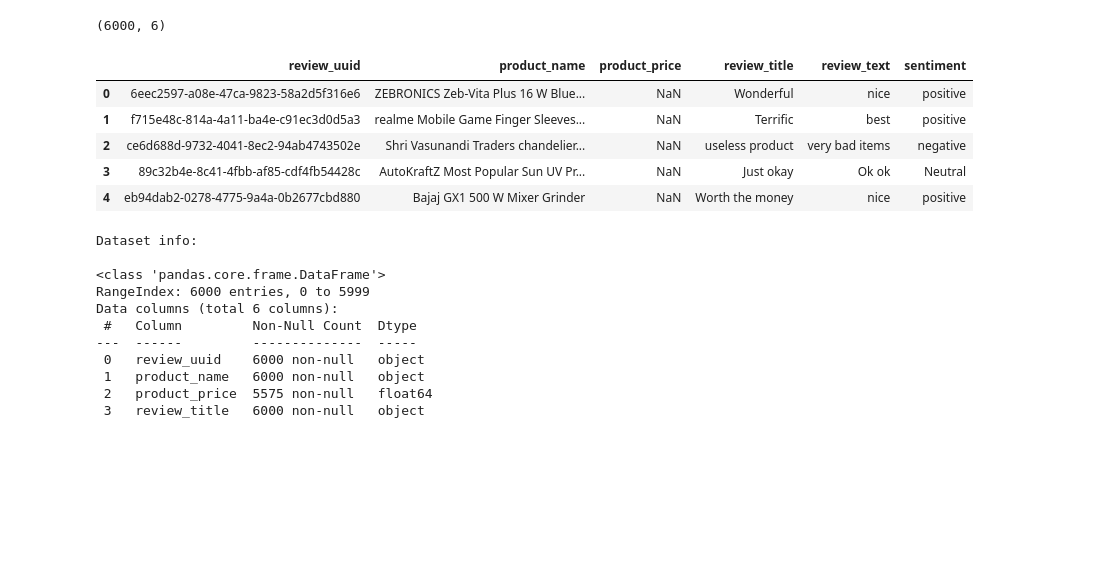
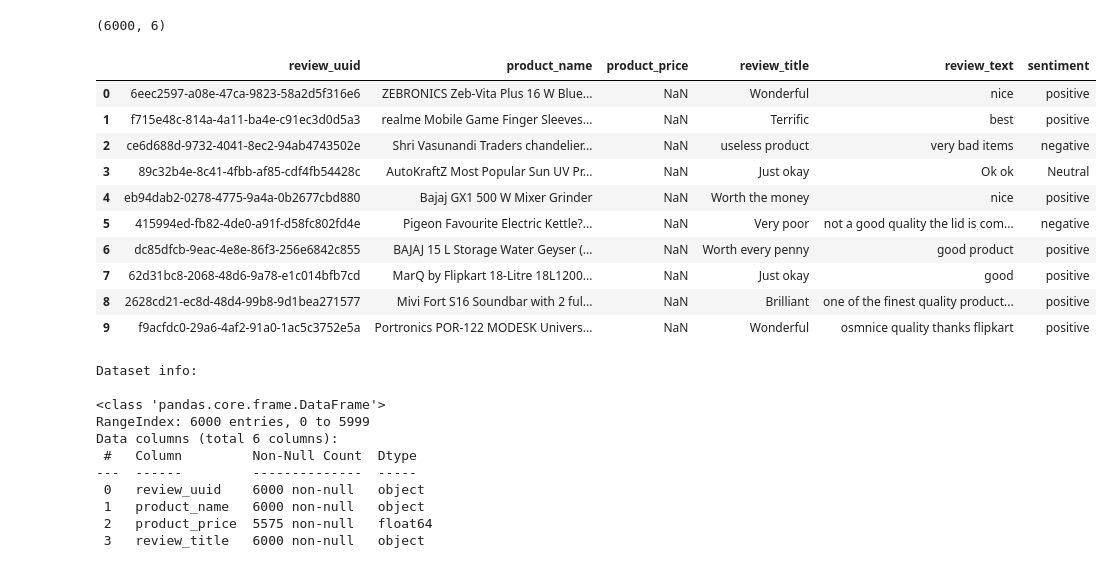
Before and after one commit to RadovanovicSasha/ml_product_reviews_project, a Jupyter notebook: notebook/product_reviews_analysis.ipynb, the cells around one changed output. Saved outputs shown, nothing was run; the diff lists cells and outputs as text; code cells hidden in the pictures; blank space fills up the shorter version.

```diff
--- a/notebook/product_reviews_analysis.ipynb
+++ b/notebook/product_reviews_analysis.ipynb
@@ -3,19 +3,24 @@
 # %%
 import pandas as pd
 
 url = "https://raw.githubusercontent.com/RadovanovicSasha/ml_product_reviews_project/main/data/product_reviews_sample.csv"
 df = pd.read_csv(url)
 
 print(df.shape)
-df.head()
+df.head(10)
 # %% [output]
 (6000, 6)
 |  | review_uuid | product_name | product_price | review_title | review_text | sentiment |
 | 0 | 6eec2597-a08e-47ca-9823-58a2d5f316e6 | ZEBRONICS Zeb-Vita Plus 16 W Blue... | NaN | Wonderful | nice | positive |
 | 1 | f715e48c-814a-4a11-ba4e-c91ec3d0d5a3 | realme Mobile Game Finger Sleeves... | NaN | Terrific | best | positive |
 | 2 | ce6d688d-9732-4041-8ec2-94ab4743502e | Shri Vasunandi Traders chandelier... | NaN | useless product | very bad items | negative |
 | 3 | 89c32b4e-8c41-4fbb-af85-cdf4fb54428c | AutoKraftZ Most Popular Sun UV Pr... | NaN | Just okay | Ok ok | Neutral |
 | 4 | eb94dab2-0278-4775-9a4a-0b2677cbd880 | Bajaj GX1 500 W Mixer Grinder | NaN | Worth the money | nice | positive |
+| 5 | 415994ed-fb82-4de0-a91f-d58fc802fd4e | Pigeon Favourite Electric Kettle?... | NaN | Very poor | not a good quality the lid is com... | negative |
+| 6 | dc85dfcb-9eac-4e8e-86f3-256e6842c855 | BAJAJ 15 L Storage Water Geyser (... | NaN | Worth every penny | good product | positive |
+| 7 | 62d31bc8-2068-48d6-9a78-e1c014bfb7cd | MarQ by Flipkart 18-Litre 18L1200... | NaN | Just okay | good | positive |
+| 8 | 2628cd21-ec8d-48d4-99b8-9d1bea271577 | Mivi Fort S16 Soundbar with 2 ful... | NaN | Brilliant | one of the finest quality product... | positive |
+| 9 | f9acfdc0-29a6-4af2-91a0-1ac5c3752e5a | Portronics POR-122 MODESK Univers... | NaN | Wonderful | osmnice quality thanks flipkart | positive |
 # %%
 print("Dataset info:")
 print()
```
Also changed, not shown: parts of 5 cells of this notebook.
